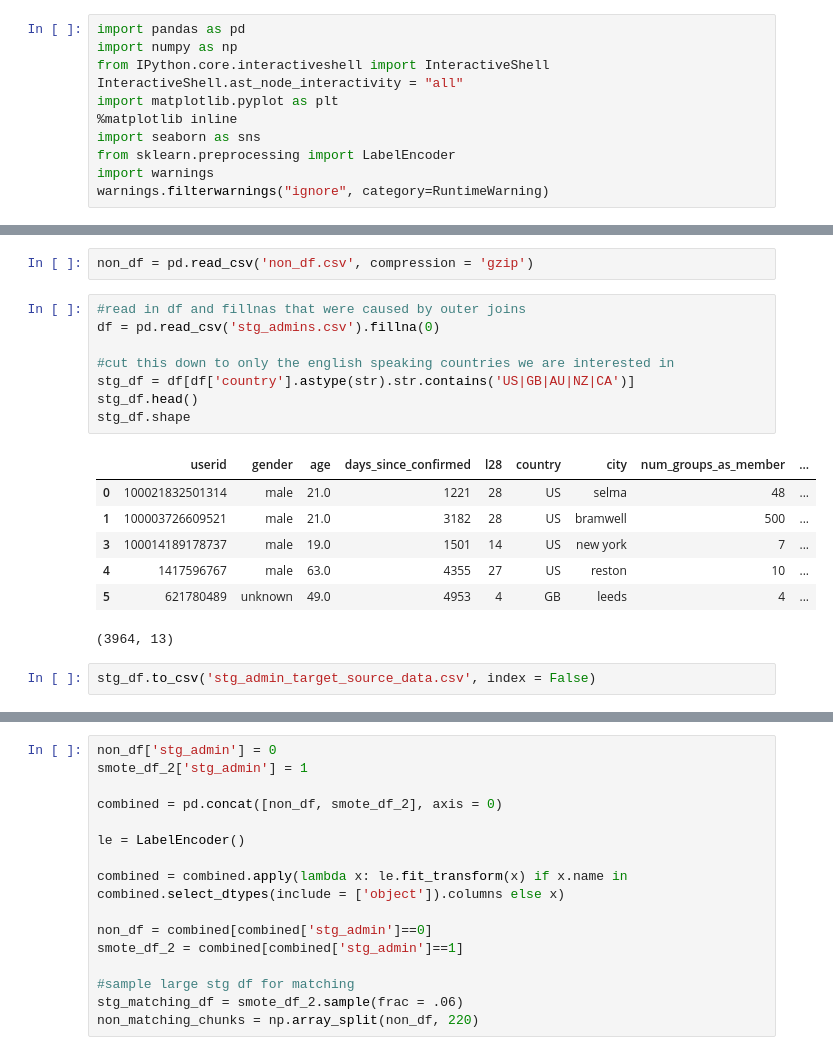
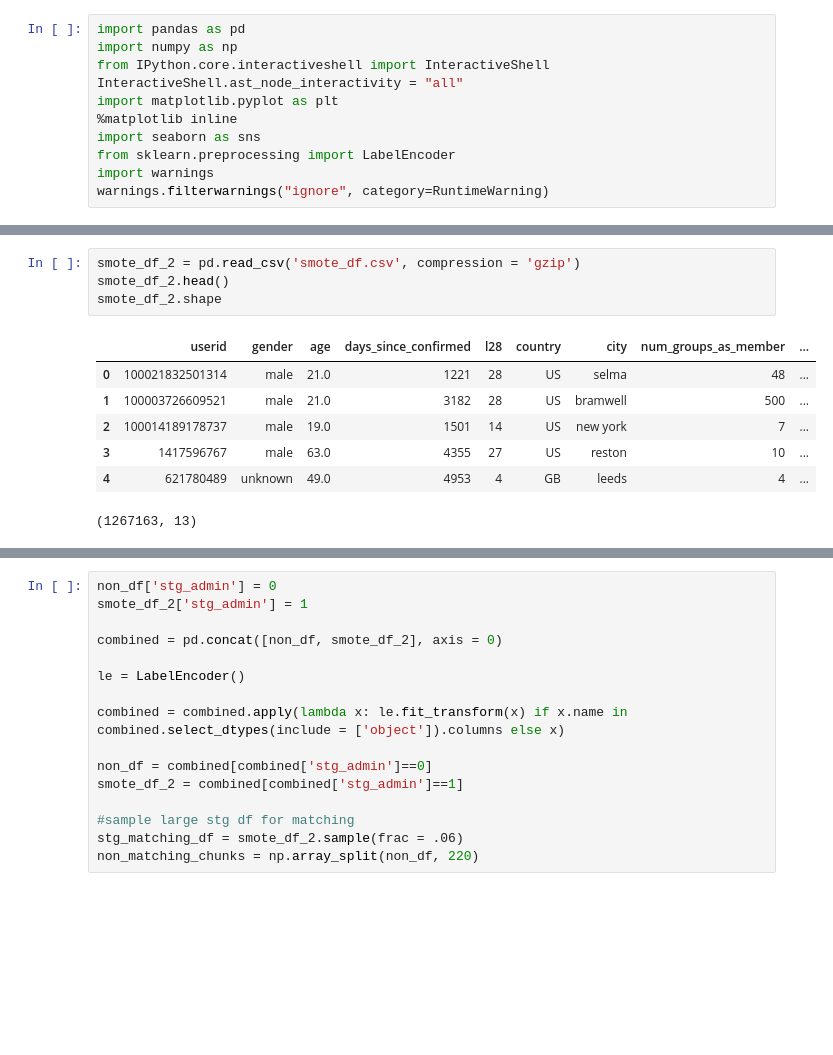
Before and after one commit to sam-cannon/X, a Jupyter notebook: Single Theme Group Admin Targeting.ipynb, the cells around one changed output, grey strips where cells are left out. Cells and saved outputs as stored; diff of their text form; blank space fills up the shorter version.

```diff
--- a/Single Theme Group Admin Targeting.ipynb
+++ b/Single Theme Group Admin Targeting.ipynb
@@ -34,20 +28,12 @@ non_df.to_csv('non_df.csv', index = False, compression = 'gzip')
 # %%
-non_df = pd.read_csv('non_df.csv', compression = 'gzip')
+smote_df_2 = pd.read_csv('smote_df.csv', compression = 'gzip')
+smote_df_2.head()
+smote_df_2.shape
+# %% [output]
+|  | userid | gender | age | days_since_confirmed | l28 | country | city | num_groups_as_member | ... |
+| 0 | 100021832501314 | male | 21.0 | 1221 | 28 | US | selma | 48 | ... |
+| 1 | 100003726609521 | male | 21.0 | 3182 | 28 | US | bramwell | 500 | ... |
+| 2 | 100014189178737 | male | 19.0 | 1501 | 14 | US | new york | 7 | ... |
+| 3 | 1417596767 | male | 63.0 | 4355 | 27 | US | reston | 10 | ... |
+| 4 | 621780489 | unknown | 49.0 | 4953 | 4 | GB | leeds | 4 | ... |
+(1267163, 13)
-# %%
-#read in df and fillnas that were caused by outer joins
-df = pd.read_csv('stg_admins.csv').fillna(0)
-
-#cut this down to only the english speaking countries we are interested in
-stg_df = df[df['country'].astype(str).str.contains('US|GB|AU|NZ|CA')]
-stg_df.head()
-stg_df.shape
-# %% [output]
-|  | userid | gender | age | days_since_confirmed | l28 | country | city | num_groups_as_member | ... |
-| 0 | 100021832501314 | male | 21.0 | 1221 | 28 | US | selma | 48 | ... |
-| 1 | 100003726609521 | male | 21.0 | 3182 | 28 | US | bramwell | 500 | ... |
-| 3 | 100014189178737 | male | 19.0 | 1501 | 14 | US | new york | 7 | ... |
-| 4 | 1417596767 | male | 63.0 | 4355 | 27 | US | reston | 10 | ... |
-| 5 | 621780489 | unknown | 49.0 | 4953 | 4 | GB | leeds | 4 | ... |
-(3964, 13)
-# %%
-stg_df.to_csv('stg_admin_target_source_data.csv', index = False)
```
Also changed, not shown: parts of 67 cells of this notebook.
